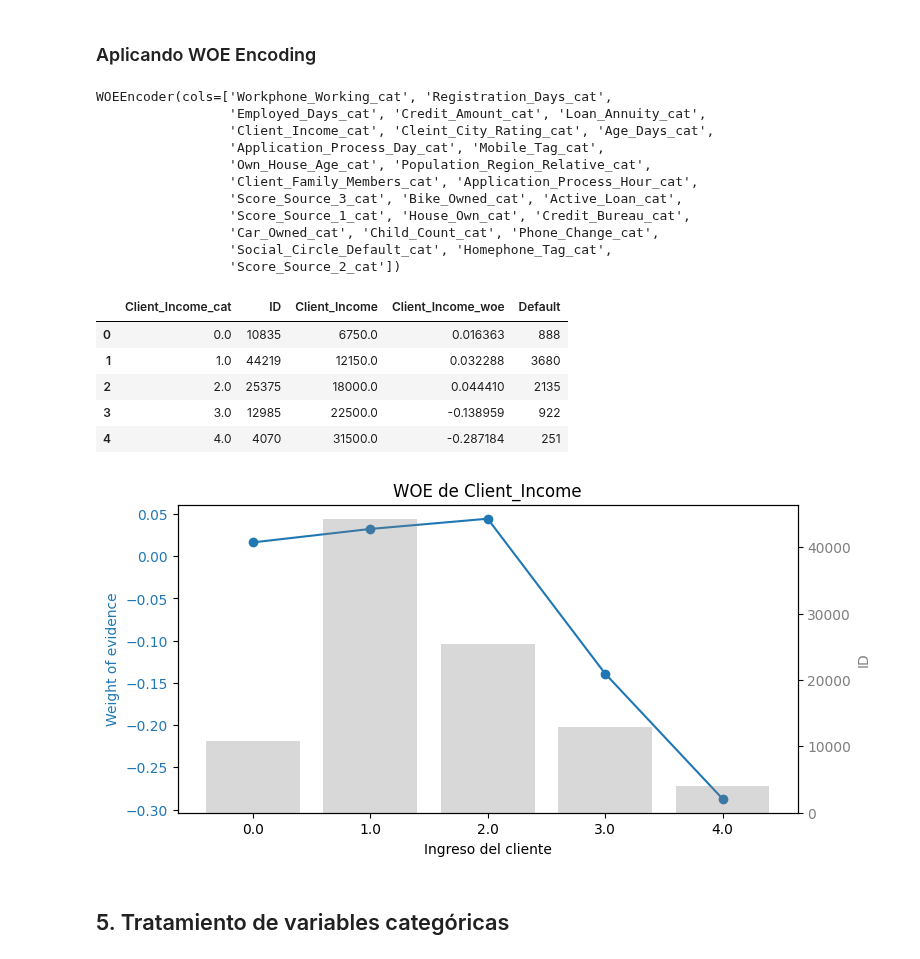
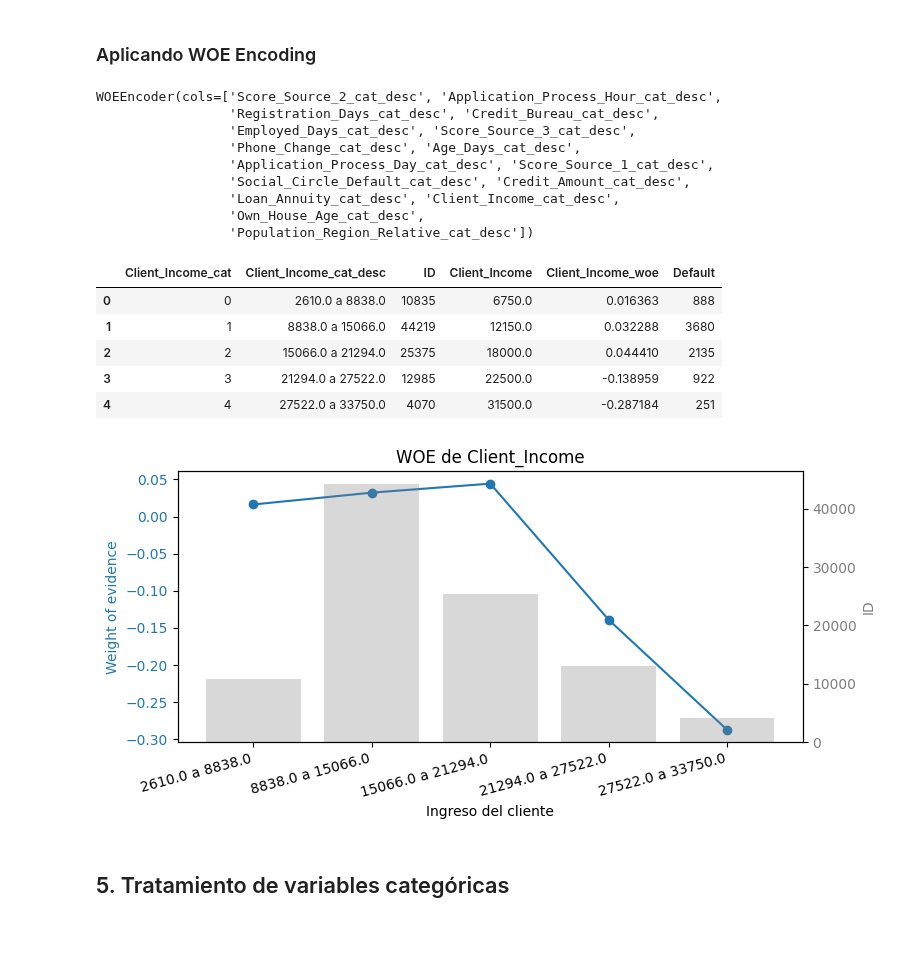
Before and after one commit to JCaballerot/Credit-Scoring, a Jupyter notebook: CreditScoring/00. Lab_Automobile_Scorecard.ipynb, the cells around one changed output. Cells and saved outputs as stored; diff of their text form; code cells hidden in the pictures; blank space fills up the shorter version.

```diff
--- a/CreditScoring/00. Lab_Automobile_Scorecard.ipynb
+++ b/CreditScoring/00. Lab_Automobile_Scorecard.ipynb
@@ -311,6 +311,6 @@ test[[x + '_cat' for x in numeric_features]] = discretizer.transform(test[numeri
 # %%
 position = 0
-for column in discretizer.feature_names_in_[0:1]:
+for column in discretizer.feature_names_in_:
   my_list = []
   for x in range(discretizer.n_bins_[position]):
     my_list.append(str(round(discretizer.bin_edges_[position][x], 2)) + ' a ' +
@@ -318,7 +318,7 @@ for column in discretizer.feature_names_in_[0:1]:
 
   temp = pd.DataFrame({column + '_cat': range(0, discretizer.n_bins_[position]),
                        column + '_cat_desc' : my_list})
-
+  temp[column + '_cat'] = temp[column + '_cat'].astype(int)
   train = pd.merge(train, temp, on = [column + '_cat'], how = 'left')
   test  = pd.merge(test,  temp, on = [column + '_cat'], how = 'left')
   position += 1
@@ -478,59 +389,63 @@ El WOE encoding (Weight of Evidence Encoding) asigna un valor numérico a cada c
 from category_encoders.woe import WOEEncoder
 
 encoder = WOEEncoder()
-encoder.fit(train[[x + '_cat' for x in numeric_features]], train.Default)
+encoder.fit(train[[x + '_cat_desc' for x in numeric_features]], train.Default)
 # %% [output]
-WOEEncoder(cols=['Workphone_Working_cat', 'Registration_Days_cat',
-                 'Employed_Days_cat', 'Credit_Amount_cat', 'Loan_Annuity_cat',
-                 'Client_Income_cat', 'Cleint_City_Rating_cat', 'Age_Days_cat',
-                 'Application_Process_Day_cat', 'Mobile_Tag_cat',
-                 'Own_House_Age_cat', 'Population_Region_Relative_cat',
-                 'Client_Family_Members_cat', 'Application_Process_Hour_cat',
-                 'Score_Source_3_cat', 'Bike_Owned_cat', 'Active_Loan_cat',
-                 'Score_Source_1_cat', 'House_Own_cat', 'Credit_Bureau_cat',
-                 'Car_Owned_cat', 'Child_Count_cat', 'Phone_Change_cat',
-                 'Social_Circle_Default_cat', 'Homephone_Tag_cat',
-                 'Score_Source_2_cat'])
+WOEEncoder(cols=['Score_Source_2_cat_desc', 'Application_Process_Hour_cat_desc',
+                 'Registration_Days_cat_desc', 'Credit_Bureau_cat_desc',
+                 'Employed_Days_cat_desc', 'Score_Source_3_cat_desc',
+                 'Phone_Change_cat_desc', 'Age_Days_cat_desc',
+                 'Application_Process_Day_cat_desc', 'Score_Source_1_cat_desc',
+                 'Social_Circle_Default_cat_desc', 'Credit_Amount_cat_desc',
+                 'Loan_Annuity_cat_desc', 'Client_Income_cat_desc',
+                 'Own_House_Age_cat_desc',
+                 'Population_Region_Relative_cat_desc'])
 # %%
 # Tratamiento por WOE Encoding
-train[[x + '_woe' for x in numeric_features]] = encoder.transform(train[[x + '_cat' for x in numeric_features]])
-test[[x + '_woe' for x in numeric_features]] = encoder.transform(test[[x + '_cat' for x in numeric_features]])
+train[[x + '_woe' for x in numeric_features]] = encoder.transform(train[[x + '_cat_desc' for x in numeric_features]])
+test[[x + '_woe' for x in numeric_features]] = encoder.transform(test[[x + '_cat_desc' for x in numeric_features]])
 # %%
 df_resume = train.\
-            groupby('Client_Income_cat').agg({'ID':'count',
+            groupby(['Client_Income_cat', 'Client_Income_cat_desc']).agg({'ID':'count',
                                               'Client_Income' : 'median',
                                               'Client_Income_woe' : 'mean',
                                               'Default' : 'sum'}).reset_index()
 
 df_resume
 # %% [output]
-|  | Client_Income_cat | ID | Client_Income | Client_Income_woe | Default |
-| 0 | 0.0 | 10835 | 6750.0 | 0.016363 | 888 |
-| 1 | 1.0 | 44219 | 12150.0 | 0.032288 | 3680 |
-| 2 | 2.0 | 25375 | 18000.0 | 0.044410 | 2135 |
-| 3 | 3.0 | 12985 | 22500.0 | -0.138959 | 922 |
-| 4 | 4.0 | 4070 | 31500.0 | -0.287184 | 251 |
+|  | Client_Income_cat | Client_Income_cat_desc | ID | Client_Income | Client_Income_woe | Default |
+| 0 | 0 | 2610.0 a 8838.0 | 10835 | 6750.0 | 0.016363 | 888 |
+| 1 | 1 | 8838.0 a 15066.0 | 44219 | 12150.0 | 0.032288 | 3680 |
+| 2 | 2 | 15066.0 a 21294.0 | 25375 | 18000.0 | 0.044410 | 2135 |
+| 3 | 3 | 21294.0 a 27522.0 | 12985 | 22500.0 | -0.138959 | 922 |
+| 4 | 4 | 27522.0 a 33750.0 | 4070 | 31500.0 | -0.287184 | 251 |
 # %%
 # Crear el gráfico
 fig, ax1 = plt.subplots(figsize=(8, 4))
 
 # Configurar el primer eje (eje principal) para Client_Income_woe vs Client_Income
 ax1.set_xlabel('Ingreso del cliente')
 ax1.set_ylabel('Weight of evidence', color='tab:blue')
-ax1.plot(df_resume.Client_Income_cat, df_resume.Client_Income_woe, marker='o', linestyle='-', color='tab:blue')
+ax1.plot(df_resume.Client_Income_cat_desc, df_resume.Client_Income_woe, marker='o', linestyle='-', color='tab:blue')
 ax1.tick_params(axis='y', labelcolor='tab:blue')
 
 # Configurar el segundo eje (eje secundario) para las barras de ID
 ax2 = ax1.twinx()
-ax2.bar(df_resume.Client_Income_cat, df_resume.ID, alpha=0.3, color='tab:gray')
+ax2.bar(df_resume.Client_Income_cat_desc, df_resume.ID, alpha=0.3, color='tab:gray')
 ax2.set_ylabel('ID', color='tab:gray')
 ax2.tick_params(axis='y', labelcolor='tab:gray')
 
+# Rotar manualmente las etiquetas del eje x
+x_labels = df_resume.Client_Income_cat_desc
+ax1.set_xticks(range(len(x_labels)))
+ax1.set_xticklabels(x_labels, rotation=15, ha="right")
+
 # Mostrar el gráfico
 plt.title('WOE de Client_Income')
+plt.tight_layout()  # Para evitar que las etiquetas se superpongan
 plt.show()
 # %% [output]
-[figure, old version]
+[figure, new version]
 # %% [markdown]
 ## 5. Tratamiento de variables categóricas
 # %%
```
Also changed, not shown: parts of 30 cells of this notebook.
